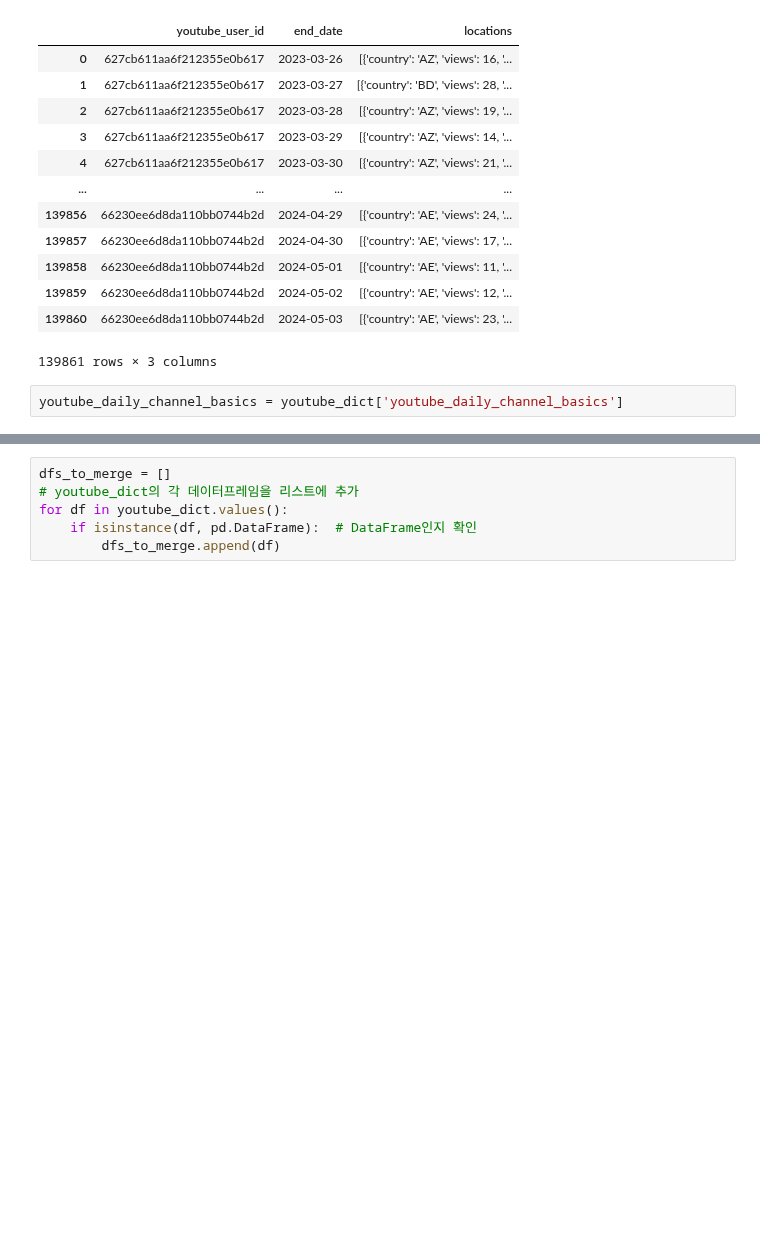
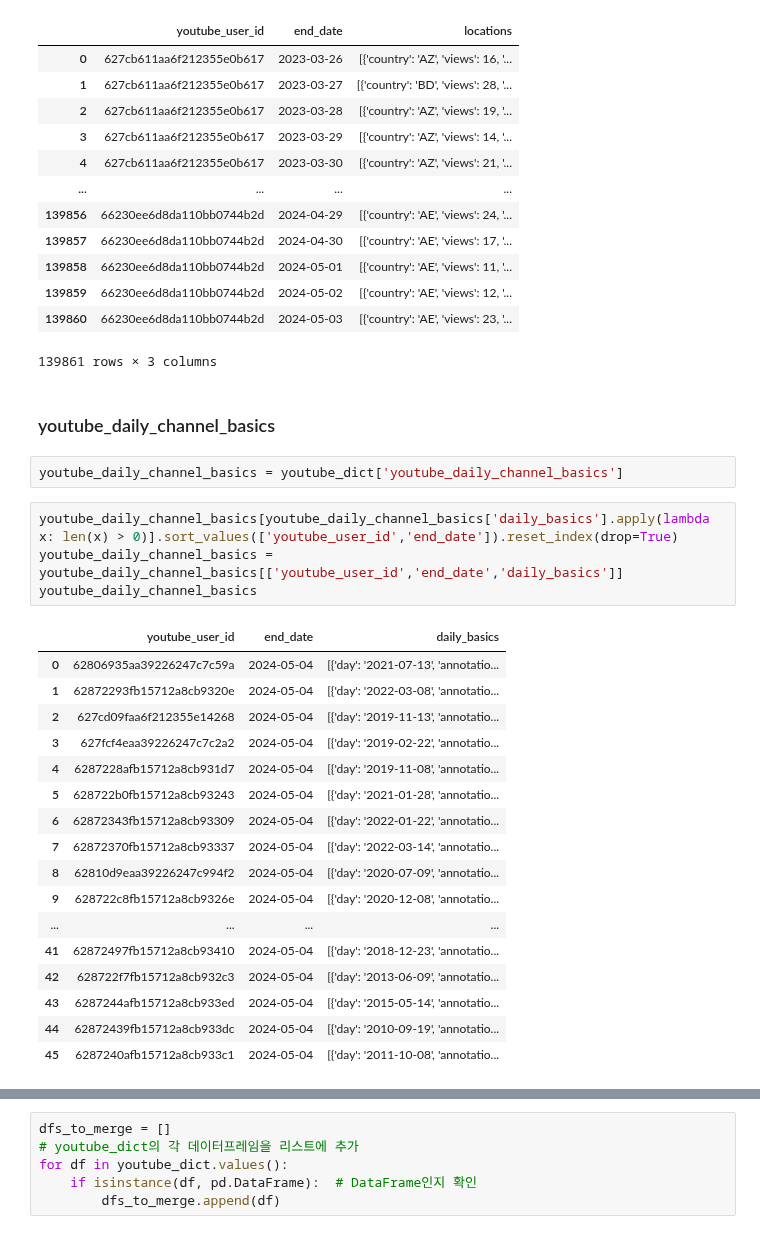
Before and after one commit to kkwann/awake, a Jupyter notebook: MongoDB_connection.ipynb, the cells around one changed output, grey strips where cells are left out. Drawn from its saved outputs; the diff is of its cells as text; blank space fills up the shorter version.

```diff
--- a/MongoDB_connection.ipynb
+++ b/MongoDB_connection.ipynb
@@ -412,5 +411,29 @@ youtube_channel_locations
 | 139859 | 66230ee6d8da110bb0744b2d | 2024-05-02 | [{'country': 'AE', 'views': 12, '... |
 | 139860 | 66230ee6d8da110bb0744b2d | 2024-05-03 | [{'country': 'AE', 'views': 23, '... |
 139861 rows × 3 columns
+# %% [markdown]
+### youtube_daily_channel_basics
 # %%
 youtube_daily_channel_basics = youtube_dict['youtube_daily_channel_basics']
+# %%
+youtube_daily_channel_basics[youtube_daily_channel_basics['daily_basics'].apply(lambda x: len(x) > 0)].sort_values(['youtube_user_id','end_date']).reset_index(drop=True)
+youtube_daily_channel_basics = youtube_daily_channel_basics[['youtube_user_id','end_date','daily_basics']]
+youtube_daily_channel_basics
+# %% [output]
+|  | youtube_user_id | end_date | daily_basics |
+| 0 | 62806935aa39226247c7c59a | 2024-05-04 | [{'day': '2021-07-13', 'annotatio... |
+| 1 | 62872293fb15712a8cb9320e | 2024-05-04 | [{'day': '2022-03-08', 'annotatio... |
+| 2 | 627cd09faa6f212355e14268 | 2024-05-04 | [{'day': '2019-11-13', 'annotatio... |
+| 3 | 627fcf4eaa39226247c7c2a2 | 2024-05-04 | [{'day': '2019-02-22', 'annotatio... |
+| 4 | 6287228afb15712a8cb931d7 | 2024-05-04 | [{'day': '2019-11-08', 'annotatio... |
+| 5 | 628722b0fb15712a8cb93243 | 2024-05-04 | [{'day': '2021-01-28', 'annotatio... |
+| 6 | 62872343fb15712a8cb93309 | 2024-05-04 | [{'day': '2022-01-22', 'annotatio... |
+| 7 | 62872370fb15712a8cb93337 | 2024-05-04 | [{'day': '2022-03-14', 'annotatio... |
+| 8 | 62810d9eaa39226247c994f2 | 2024-05-04 | [{'day': '2020-07-09', 'annotatio... |
+| 9 | 628722c8fb15712a8cb9326e | 2024-05-04 | [{'day': '2020-12-08', 'annotatio... |
+| ... | ... | ... | ... |
+| 41 | 62872497fb15712a8cb93410 | 2024-05-04 | [{'day': '2018-12-23', 'annotatio... |
+| 42 | 628722f7fb15712a8cb932c3 | 2024-05-04 | [{'day': '2013-06-09', 'annotatio... |
+| 43 | 6287244afb15712a8cb933ed | 2024-05-04 | [{'day': '2015-05-14', 'annotatio... |
+| 44 | 62872439fb15712a8cb933dc | 2024-05-04 | [{'day': '2010-09-19', 'annotatio... |
+| 45 | 6287240afb15712a8cb933c1 | 2024-05-04 | [{'day': '2011-10-08', 'annotatio... |
```
Also changed, not shown: parts of 6 cells of this notebook.
